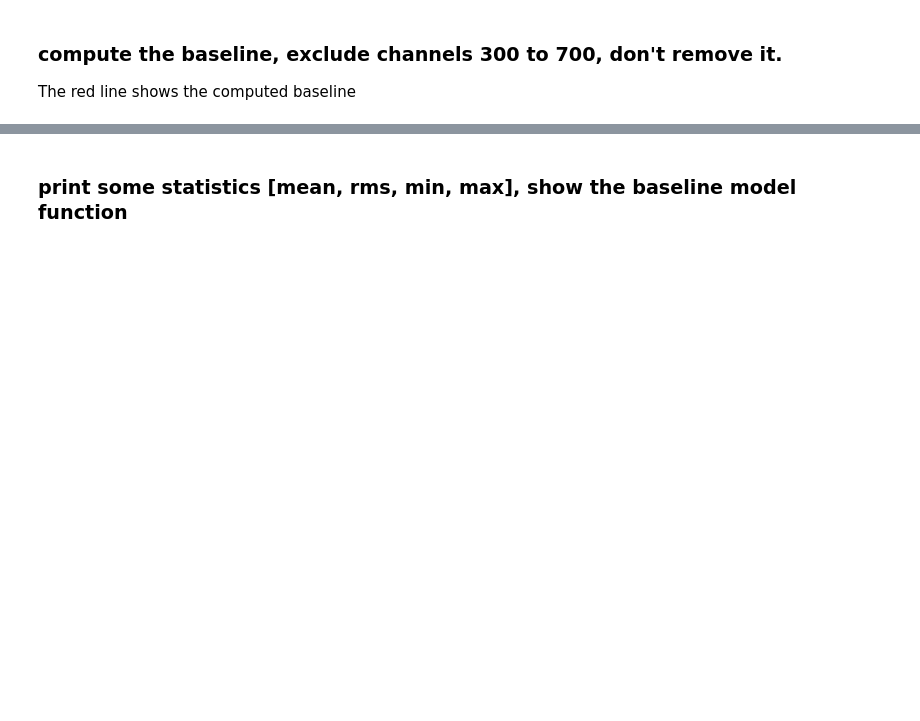
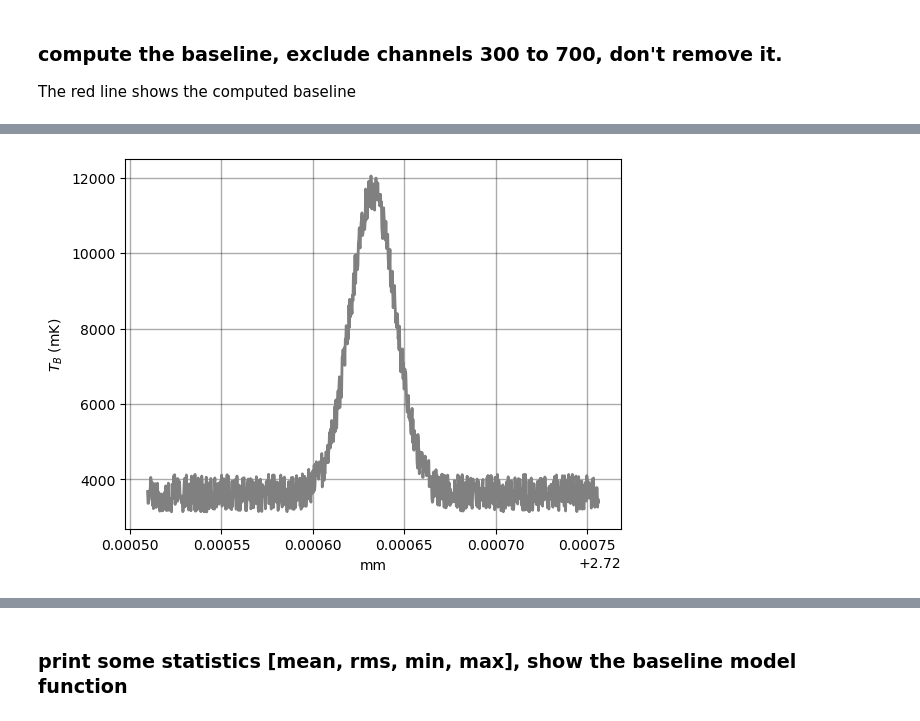
Before and after one commit to GreenBankObservatory/dysh, a Jupyter notebook: notebooks/test_spectra.ipynb, the cells around one changed output, grey strips where cells are left out. Saved outputs shown, nothing was run; the diff lists cells and outputs as text; code cells hidden in the pictures; blank space fills up the shorter version.

```diff
--- a/notebooks/test_spectra.ipynb
+++ b/notebooks/test_spectra.ipynb
@@ -29,0 +71,4 @@ The red line shows the computed baseline
+# %%
+p.plot(xaxis_unit="mm",yaxis_unit="mK")
+# %% [output]
+[figure, added]
```
Also changed, not shown: parts of 39 cells of this notebook, 3 other files.
